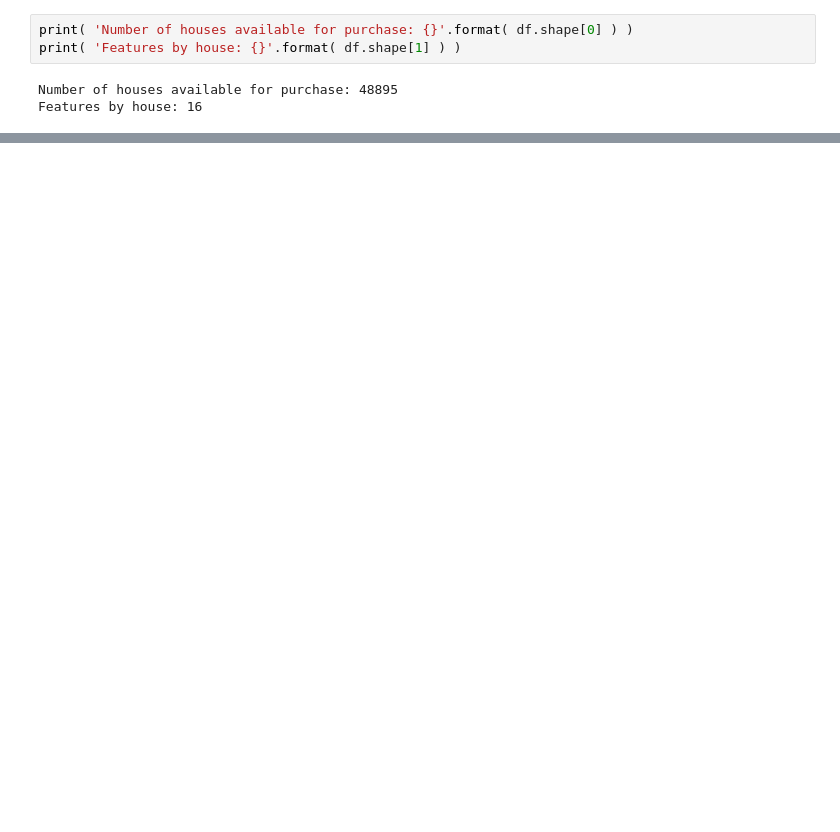
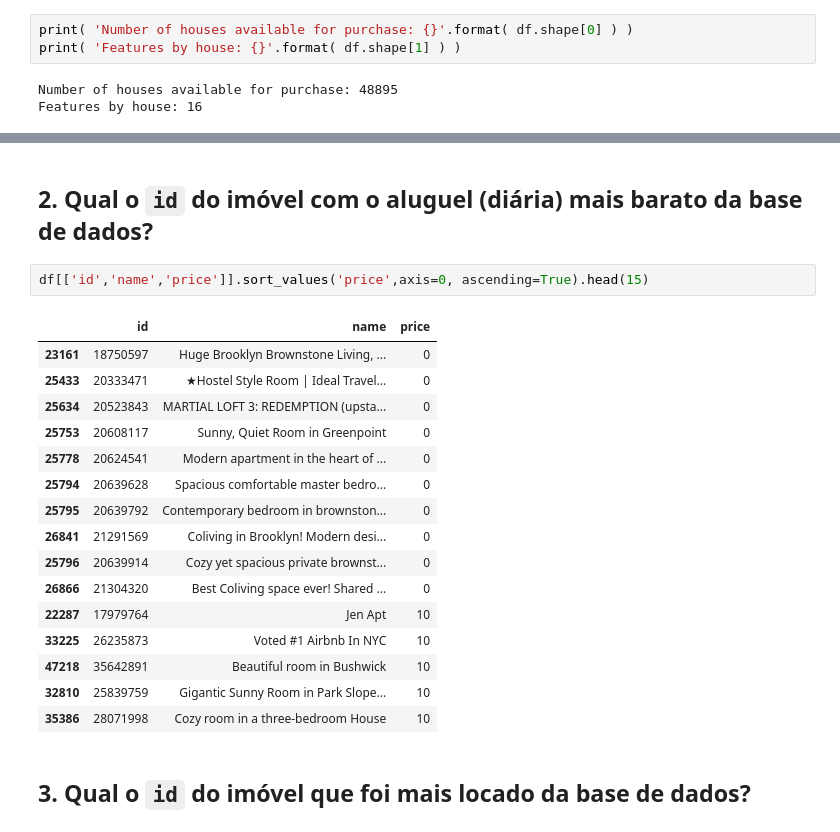
Before and after one commit to alessandra-barbosa/House-Rocket-Insights, a Jupyter notebook: Projeto_final_certificaçao.ipynb, the cells around one changed output, grey strips where cells are left out. Drawn from its saved outputs; the diff is of its cells as text; blank space fills up the shorter version.

```diff
--- a/Projeto_final_certificaçao.ipynb
+++ b/Projeto_final_certificaçao.ipynb
@@ -78,0 +218,23 @@ len(df['id'].unique())
+# %% [markdown]
+## 2. Qual o `id` do imóvel com o aluguel (diária) mais barato da base de dados?
+# %%
+df[['id','name','price']].sort_values('price',axis=0, ascending=True).head(15)
+# %% [output]
+|  | id | name | price |
+| 23161 | 18750597 | Huge Brooklyn Brownstone Living, ... | 0 |
+| 25433 | 20333471 | ★Hostel Style Room | Ideal Travel... | 0 |
+| 25634 | 20523843 | MARTIAL LOFT 3: REDEMPTION (upsta... | 0 |
+| 25753 | 20608117 | Sunny, Quiet Room in Greenpoint | 0 |
+| 25778 | 20624541 | Modern apartment in the heart of ... | 0 |
+| 25794 | 20639628 | Spacious comfortable master bedro... | 0 |
+| 25795 | 20639792 | Contemporary bedroom in brownston... | 0 |
+| 26841 | 21291569 | Coliving in Brooklyn! Modern desi... | 0 |
+| 25796 | 20639914 | Cozy yet spacious private brownst... | 0 |
+| 26866 | 21304320 | Best Coliving space ever! Shared ... | 0 |
+| 22287 | 17979764 | Jen Apt | 10 |
+| 33225 | 26235873 | Voted #1 Airbnb In NYC | 10 |
+| 47218 | 35642891 | Beautiful room in Bushwick | 10 |
+| 32810 | 25839759 | Gigantic Sunny Room in Park Slope... | 10 |
+| 35386 | 28071998 | Cozy room in a three-bedroom House | 10 |
+# %% [markdown]
+## 3. Qual o `id` do imóvel que foi mais locado da base de dados?
```
Also changed, not shown: parts of 29 cells of this notebook, 1 other file.
